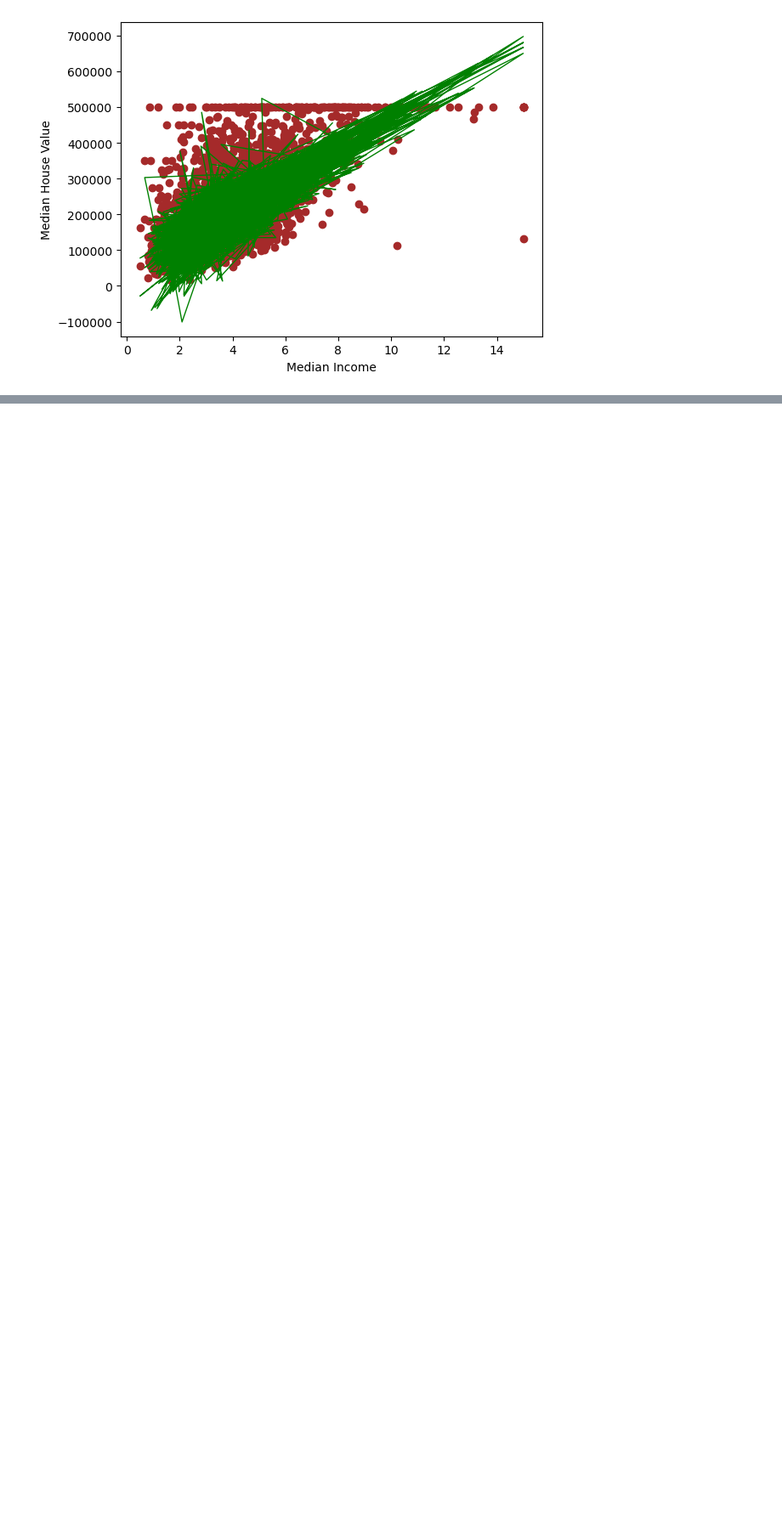
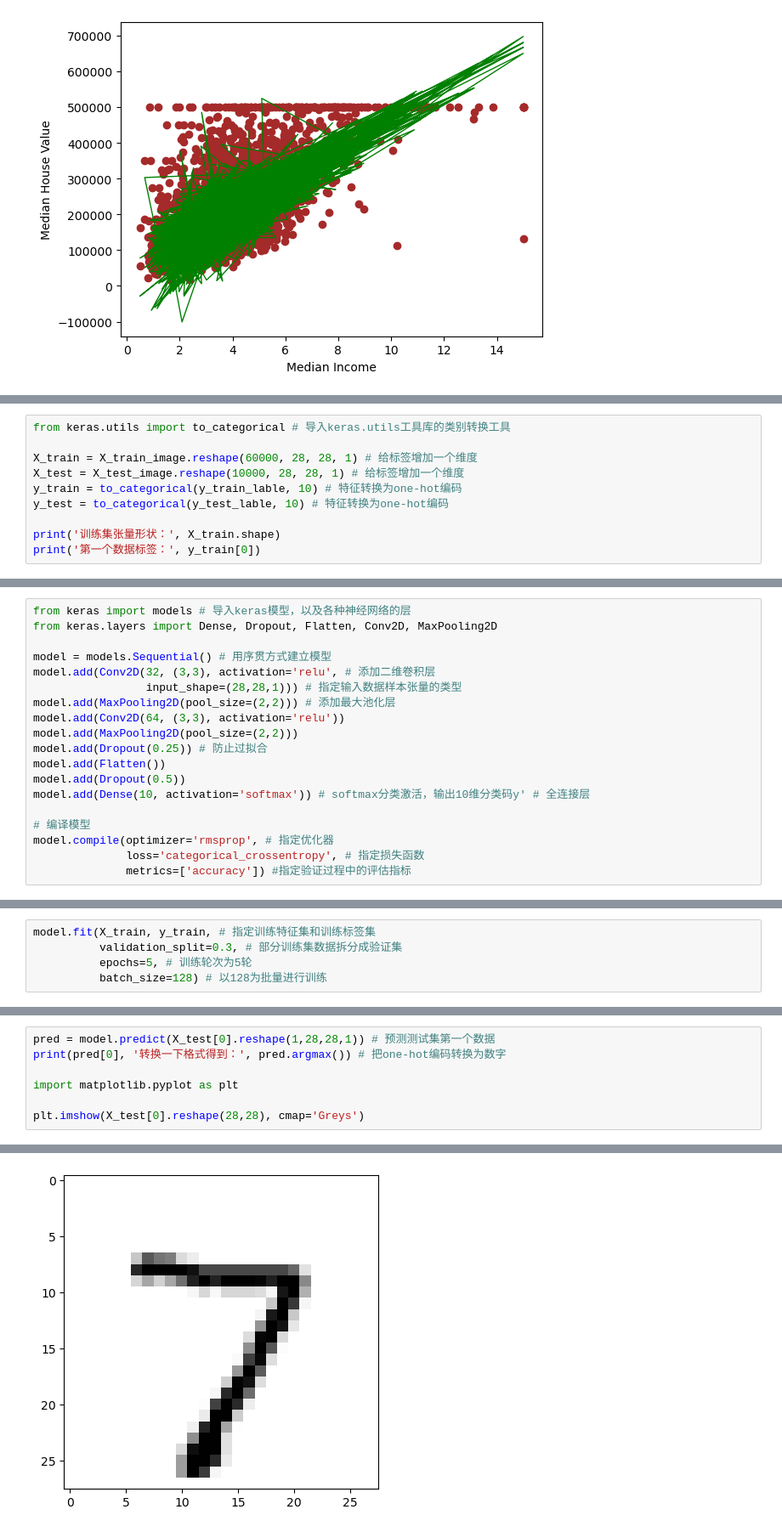
Before and after one commit to MemoryFactory/jupyter_basic, a Jupyter notebook: zero_ml.ipynb, the cells around one changed output, grey strips where cells are left out. Shown at 85% size. Drawn from its saved outputs; the diff is of its cells as text; blank space fills up the shorter version.

```diff
--- a/zero_ml.ipynb
+++ b/zero_ml.ipynb
@@ -88,0 +122,10 @@ plt.show()
+# %%
+from keras.utils import to_categorical # 导入keras.utils工具库的类别转换工具
+
+X_train = X_train_image.reshape(60000, 28, 28, 1) # 给标签增加一个维度
+X_test = X_test_image.reshape(10000, 28, 28, 1) # 给标签增加一个维度
+y_train = to_categorical(y_train_lable, 10) # 特征转换为one-hot编码
+y_test = to_categorical(y_test_lable, 10) # 特征转换为one-hot编码
+
+print('训练集张量形状：', X_train.shape)
+print('第一个数据标签：', y_train[0])
@@ -88,0 +137,19 @@ plt.show()
+# %%
+from keras import models # 导入keras模型，以及各种神经网络的层
+from keras.layers import Dense, Dropout, Flatten, Conv2D, MaxPooling2D
+
+model = models.Sequential() # 用序贯方式建立模型
+model.add(Conv2D(32, (3,3), activation='relu', # 添加二维卷积层
+                 input_shape=(28,28,1))) # 指定输入数据样本张量的类型
+model.add(MaxPooling2D(pool_size=(2,2))) # 添加最大池化层
+model.add(Conv2D(64, (3,3), activation='relu'))
+model.add(MaxPooling2D(pool_size=(2,2)))
+model.add(Dropout(0.25)) # 防止过拟合
+model.add(Flatten())
+model.add(Dropout(0.5))
+model.add(Dense(10, activation='softmax')) # softmax分类激活，输出10维分类码y' # 全连接层
+
+# 编译模型
+model.compile(optimizer='rmsprop', # 指定优化器
+              loss='categorical_crossentropy', # 指定损失函数
+              metrics=['accuracy']) #指定验证过程中的评估指标
@@ -88,0 +158,5 @@ plt.show()
+# %%
+model.fit(X_train, y_train, # 指定训练特征集和训练标签集
+          validation_split=0.3, # 部分训练集数据拆分成验证集
+          epochs=5, # 训练轮次为5轮
+          batch_size=128) # 以128为批量进行训练
@@ -88,0 +183,8 @@ plt.show()
+# %%
+pred = model.predict(X_test[0].reshape(1,28,28,1)) # 预测测试集第一个数据
+print(pred[0], '转换一下格式得到：', pred.argmax()) # 把one-hot编码转换为数字
+
+import matplotlib.pyplot as plt
+
+plt.imshow(X_test[0].reshape(28,28), cmap='Greys')
+# %% [output]
@@ -88,0 +195 @@ plt.show()
+[figure, added]
```
Also changed, not shown: parts of 11 cells of this notebook, 1 other file.
